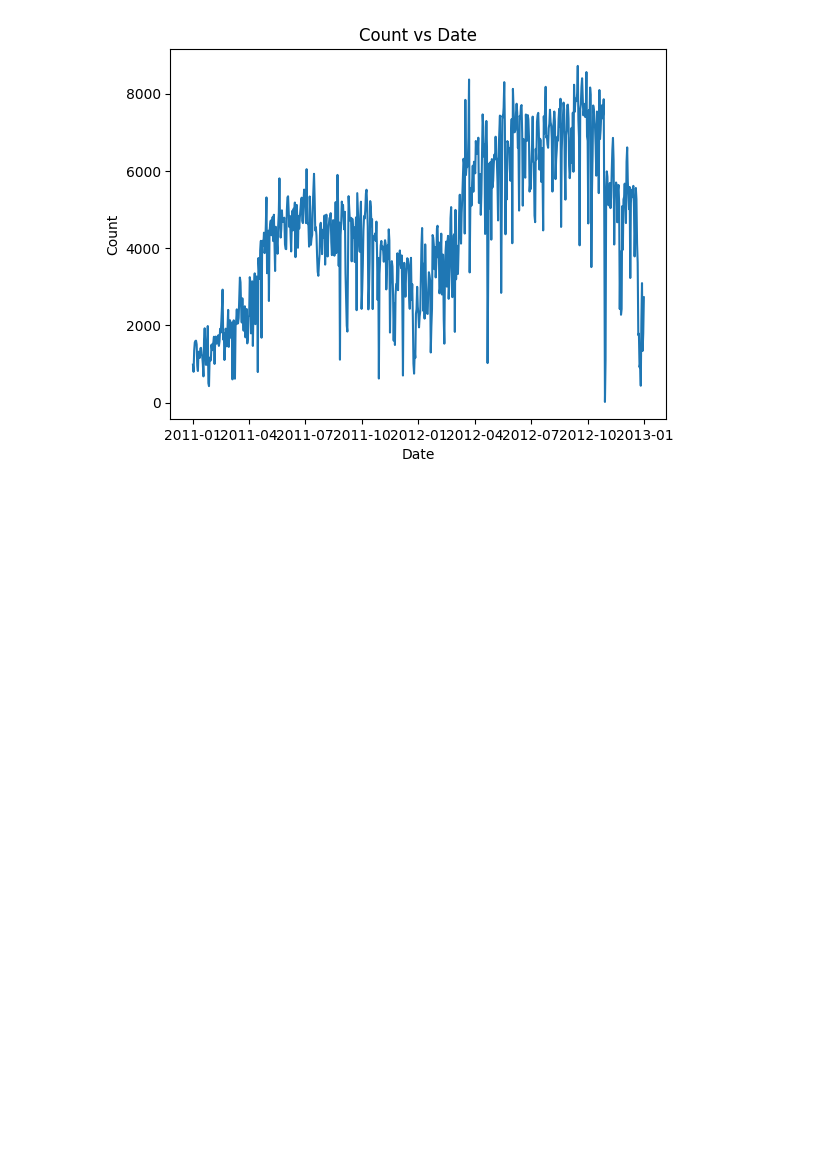
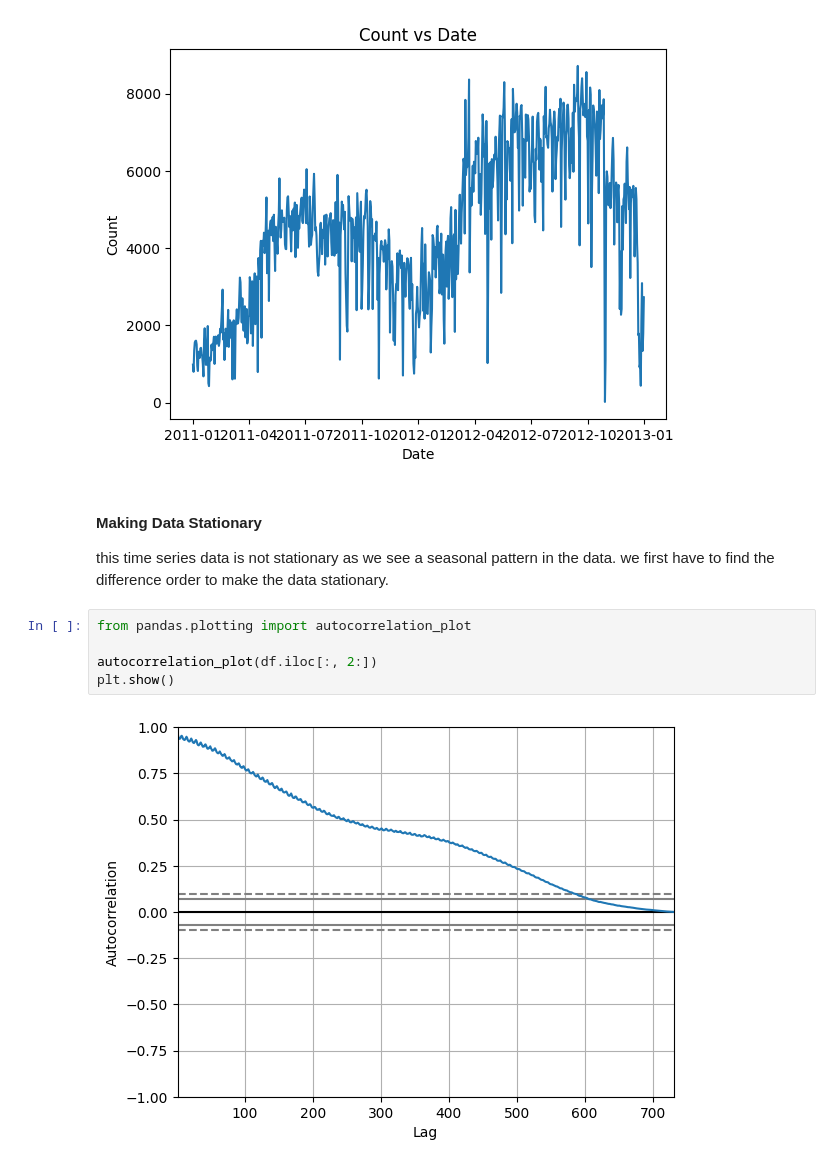
Before and after one commit to Aryan120798/BlueBike, a Jupyter notebook: BlueBike.ipynb, the cells around one changed output. Saved outputs shown, nothing was run; the diff lists cells and outputs as text; blank space fills up the shorter version.

```diff
--- a/BlueBike.ipynb
+++ b/BlueBike.ipynb
@@ -481,3 +481,15 @@ plt.title('Count vs Date')
 plt.show()
 # %% [output]
 [figure]
+# %% [markdown]
+#### Making Data Stationary
+
+this time series data is not stationary as we see a seasonal pattern in the data.
+we first have to find the difference order to make the data stationary.
+# %%
+from pandas.plotting import autocorrelation_plot
+
+autocorrelation_plot(df.iloc[:, 2:])
+plt.show()
+# %% [output]
+[figure, added]
```
Also changed, not shown: parts of 11 cells of this notebook.
